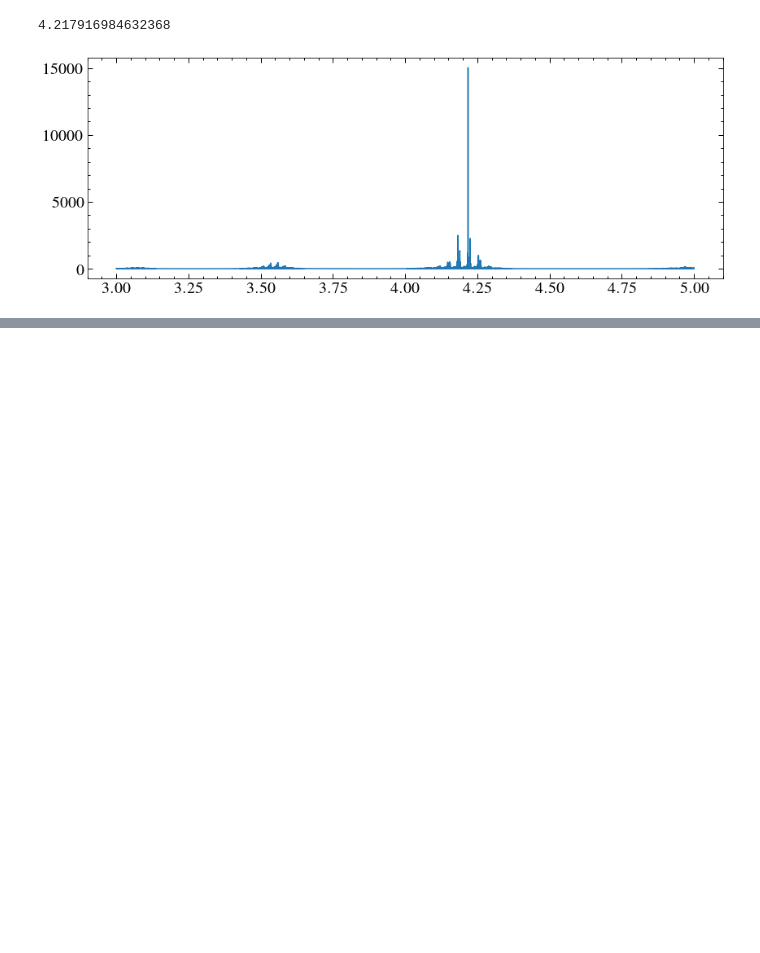
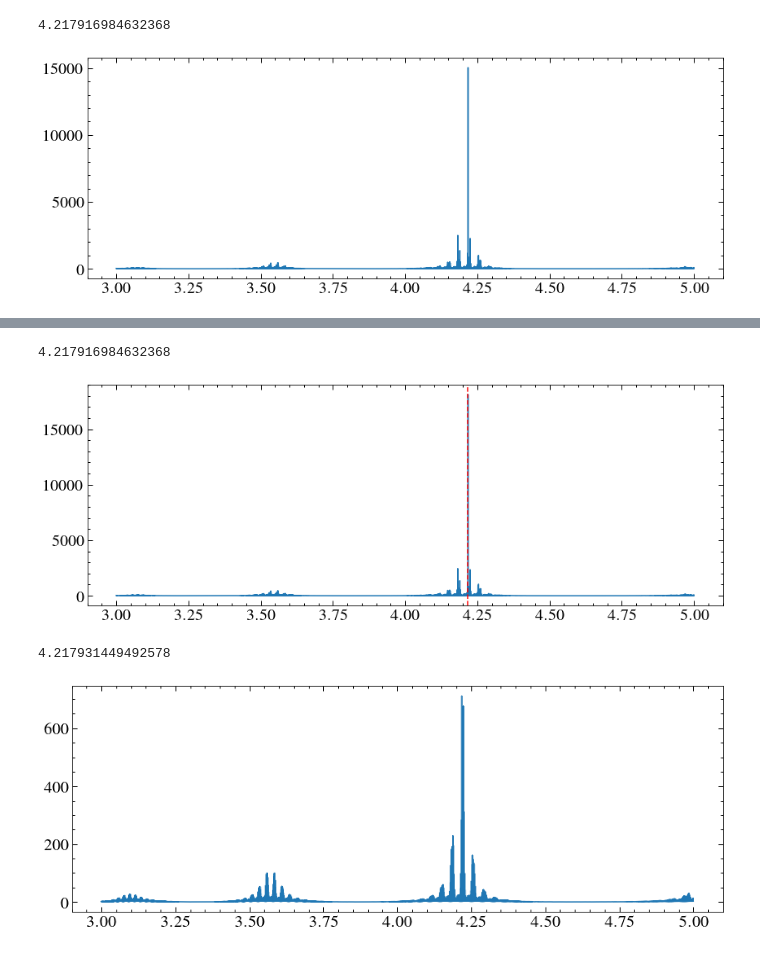
Before and after one commit to davidjwilson/wd-bd, a Jupyter notebook: dv_find.ipynb, the cells around one changed output, grey strips where cells are left out. Saved outputs shown, nothing was run; the diff lists cells and outputs as text; code cells hidden in the pictures; blank space fills up the shorter version.

```diff
--- a/dv_find.ipynb
+++ b/dv_find.ipynb
@@ -1137,4 +1137,11 @@ for test in [test_1, test_2]:
 4.217916984632368
 [figure]
 # %%
-b_times = [,58189.097671] #checking eso archive
+b_times = [58189.097671+(720/86400), 58189.080295+(720/86400)] #checking eso archive
+b_days = np.array(b_times)*24
+# %%
+all_t1 = np.concatenate((b_days,all_t))
+all_dvs1 = np.concatenate((b_dvs, all_dvs))
+all_dves1 = np.concatenate((b_dvs_e, all_dves))
+aargs = np.argsort(all_t1)
+all_t1, all_dvs1, all_dves1 = all_t1[aargs], all_dvs1[aargs], all_dves1[aargs]
@@ -1140,0 +1158,18 @@ b_times = [,58189.097671] #checking eso archive
+# %%
+frequency, power = LombScargle(all_t1, all_dvs1, all_dves1, normalization='model').autopower(minimum_frequency = 1/5, maximum_frequency = 1/3)
+period = 1/frequency[np.argmax(power)]
+print(period)
+plt.plot(1/frequency, power)
+plt.axvline(period, ls='--', c='r')
+plt.show()
+frequency = np.linspace(1/5, 1/3, 100000)
+power = LombScargle(all_t1, all_dvs1, normalization='model').power(frequency)
+period = 1/frequency[np.argmax(power)]
+print(period)
+plt.plot(1/frequency, power)
+plt.show()
+# %% [output]
+4.217916984632368
+[figure, added]
+4.217931449492578
+[figure, added]
```
Also changed, not shown: parts of 6 cells of this notebook, 1 other file.
